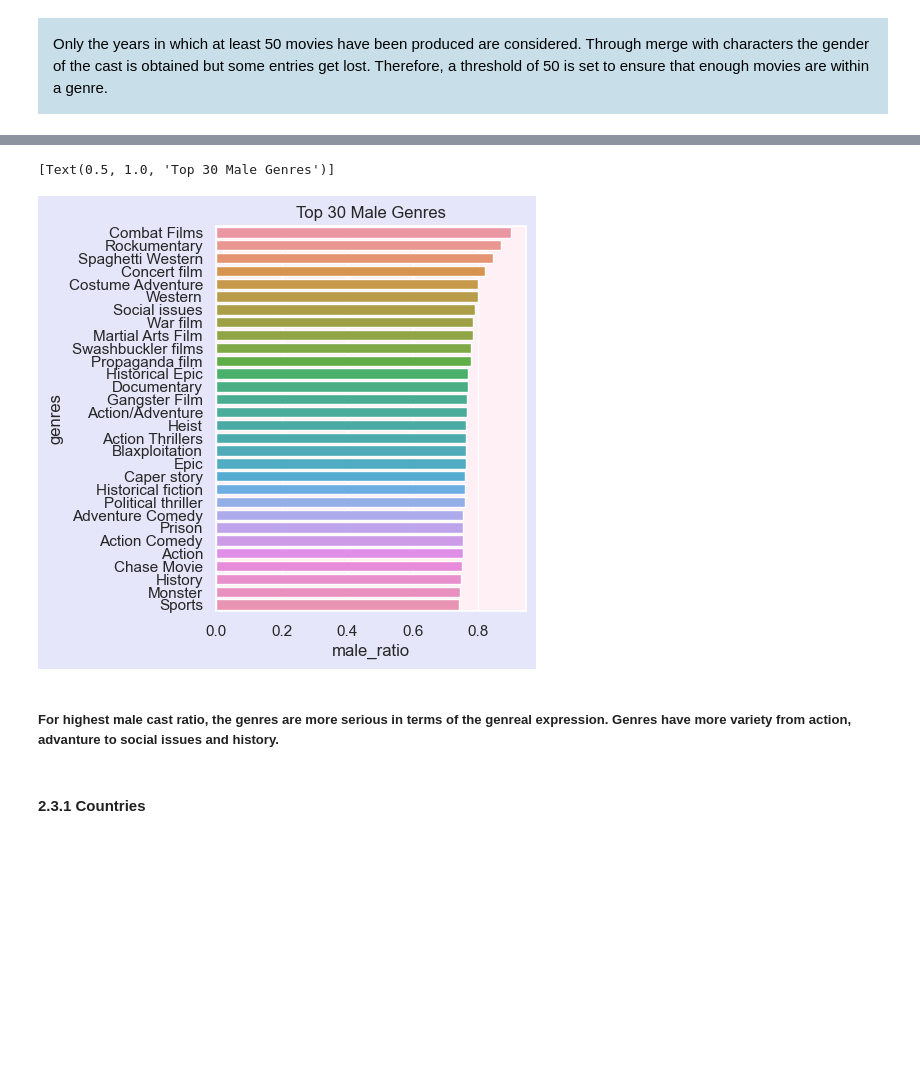
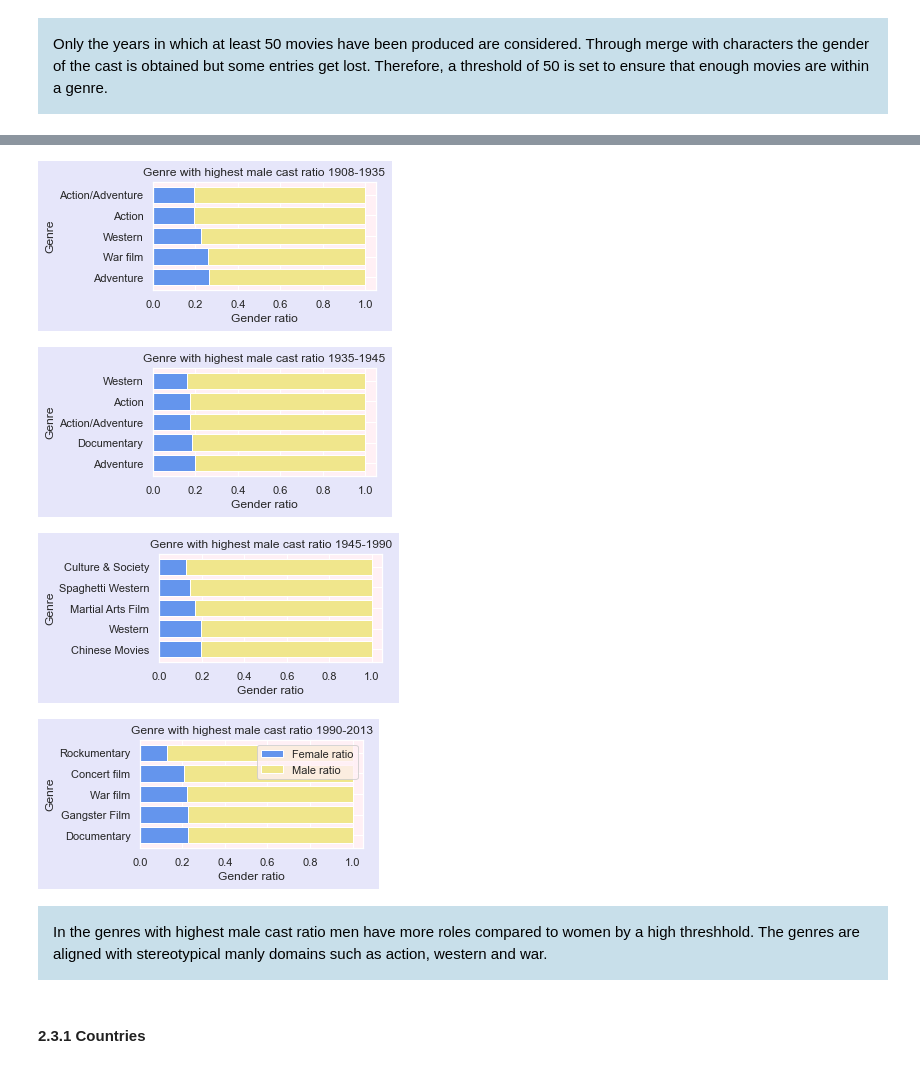
Before and after one commit to epfl-ada/ada-2022-project-yiyisoda, a Jupyter notebook: supporting_notebook.ipynb, the cells around one changed output, grey strips where cells are left out. Cells and saved outputs as stored; diff of their text form; code cells hidden in the pictures; blank space fills up the shorter version.

```diff
--- a/supporting_notebook.ipynb
+++ b/supporting_notebook.ipynb
@@ -877,19 +881,13 @@ In addition to the gender ratio of the most popular genres we are also intereste
 # %%
-# get top 5 genres of all movie
-for movie_genres, title in zip((movie_genres_0, movie_genres_1,movie_genres_2,movie_genres_3),('Gender ratio in top 5 genres 1908-1935','Gender ratio in top 5 genres 1935-1945','Gender ratio in top 5 genres 1945-1990','Gender ratio in top 5 genres 1990-2013')):
-    top5_genres = movie_genres['genres'].value_counts()[:5].to_frame().reset_index().rename(columns={"index": "genres", "genres": "counts"})
-
-    character_genres = pd.merge(left = characters, right = movie_genres, left_on = 'wiki_movie_id', right_on = 'wiki_movie_id', how = 'inner')
-    genre_gender = character_genres[character_genres.genres.isin(top5_genres.genres.to_list())][['actor_gender', 'genres']].groupby('genres').agg('sum')
-    genre_gender['female_ratio'] = genre_gender['actor_gender'].apply(lambda x: get_gender_ratio(x, "F"))
-    genre_gender = genre_gender.drop(columns=['actor_gender']).reset_index()
-    genre_gender = pd.merge(left = genre_gender, right = top5_genres, on='genres', how='left')
-    genre_gender = genre_gender.sort_values(by='counts', ascending=False).reset_index()
-    genre_gender['male_ratio'] = 1-genre_gender['female_ratio']
+# get top 5 genres with highest female cast ratio
+for movie_genres, title in zip((movie_genres_0, movie_genres_1,movie_genres_2,movie_genres_3),('Genre with highest female cast ratio 1908-1935','Genre with highest female cast ratio 1935-1945','Genre with highest female cast ratio 1945-1990','Genre with highest female cast ratio 1990-2013')):
+    top_female_genres = genderratio_domain(movie_genres, 'genres', 100, characters, 'F') # obtain df containing genre with highest female ratio
+    top_female_genres['male_ratio'] = 1-top_female_genres['female_ratio']
 
     fig, ax = plt.subplots(figsize=(4, 2))
-    b1 = ax.barh(genre_gender['genres'][::-1], genre_gender['female_ratio'], color="cornflowerblue")
-    b2 = ax.barh(genre_gender['genres'][::-1], genre_gender['male_ratio'],  left= genre_gender['female_ratio'] , color="khaki")
+    top_female_genres_plot = top_female_genres[::-1] # Reverse order because horzontal boxplot plots boxes in reverse order
+    b1 = ax.barh(top_female_genres_plot['genres'], top_female_genres_plot['female_ratio'], color="cornflowerblue")
+    b2 = ax.barh(top_female_genres_plot['genres'], top_female_genres_plot['male_ratio'],  left= top_female_genres_plot['female_ratio'], color="khaki")
     plt.xlabel('Gender ratio')
     plt.ylabel('Genre')
     plt.title(title)
@@ -911,7 +900,0 @@ top_female_genres
-# %%
-fig, ax = plt.subplots(figsize=(4, 2))
-b1 = ax.barh(top_female_genres.index[::-1], top_female_genres['female_ratio'], color="cornflowerblue")
-b2 = ax.barh(top_female_genres.index[::-1], top_female_genres['male_ratio'],  left= top_female_genres['female_ratio'] , color="khaki")
-plt.xlabel('Gender ratio')
-plt.ylabel('Genre')
-plt.title("Genre with highest female cast ratio")
@@ -944,13 +906,27 @@ female_genres
 # %%
-male_genres = genderratio_domain(movie_genres, 'genres', 100, characters, 'M')
-male_genres['genres'] = male_genres.index
-f, ax = plt.subplots(figsize=(4, 5))
-sns.barplot(data=male_genres, x="male_ratio", y="genres").set(title='Top 30 Male Genres')
+# get top 5 genres with highest male cast ratio
+for movie_genres, title in zip((movie_genres_0, movie_genres_1,movie_genres_2,movie_genres_3),('Genre with highest male cast ratio 1908-1935','Genre with highest male cast ratio 1935-1945','Genre with highest male cast ratio 1945-1990','Genre with highest male cast ratio 1990-2013')):
+    top_male_genres = genderratio_domain(movie_genres, 'genres', 100, characters, 'M') # obtain df containing genre with highest male ratio
+    top_male_genres['female_ratio'] = 1-top_male_genres['male_ratio']
+
+    fig, ax = plt.subplots(figsize=(4, 2))
+    top_male_genres_plot = top_male_genres[::-1] # Reverse order because horzontal boxplot plots boxes in reverse order
+    b1 = ax.barh(top_male_genres_plot['genres'], top_male_genres_plot['female_ratio'], color="cornflowerblue")
+    b2 = ax.barh(top_male_genres_plot['genres'], top_male_genres_plot['male_ratio'],  left= top_male_genres_plot['female_ratio'], color="khaki")
+    plt.xlabel('Gender ratio')
+    plt.ylabel('Genre')
+    plt.title(title)
+ax.legend([b1, b2], ["Female ratio", "Male ratio"], loc="upper right")
+plt.show()
 # %% [output]
-[Text(0.5, 1.0, 'Top 30 Male Genres')]
-[figure, old version]
+[figure, new version]
+[figure, added]
+[figure, added]
+[figure, added]
-# %% [markdown]
-##### For highest male cast ratio, the genres are more serious in terms of the genreal expression. Genres have more variety from action, advanture to social issues and history.
+# %% [markdown]
+<div class="1.1" style='background-color:#c8dfea; padding:1em;'>
+<span style="color:black">
+    In the genres with highest male cast ratio men have more roles compared to women by a high threshhold. The genres are aligned with stereotypical manly domains such as action, western and war.
 # %% [markdown]
 #### 2.3.1 Countries
 # %% [markdown]
```
Also changed, not shown: parts of 21 cells of this notebook.
